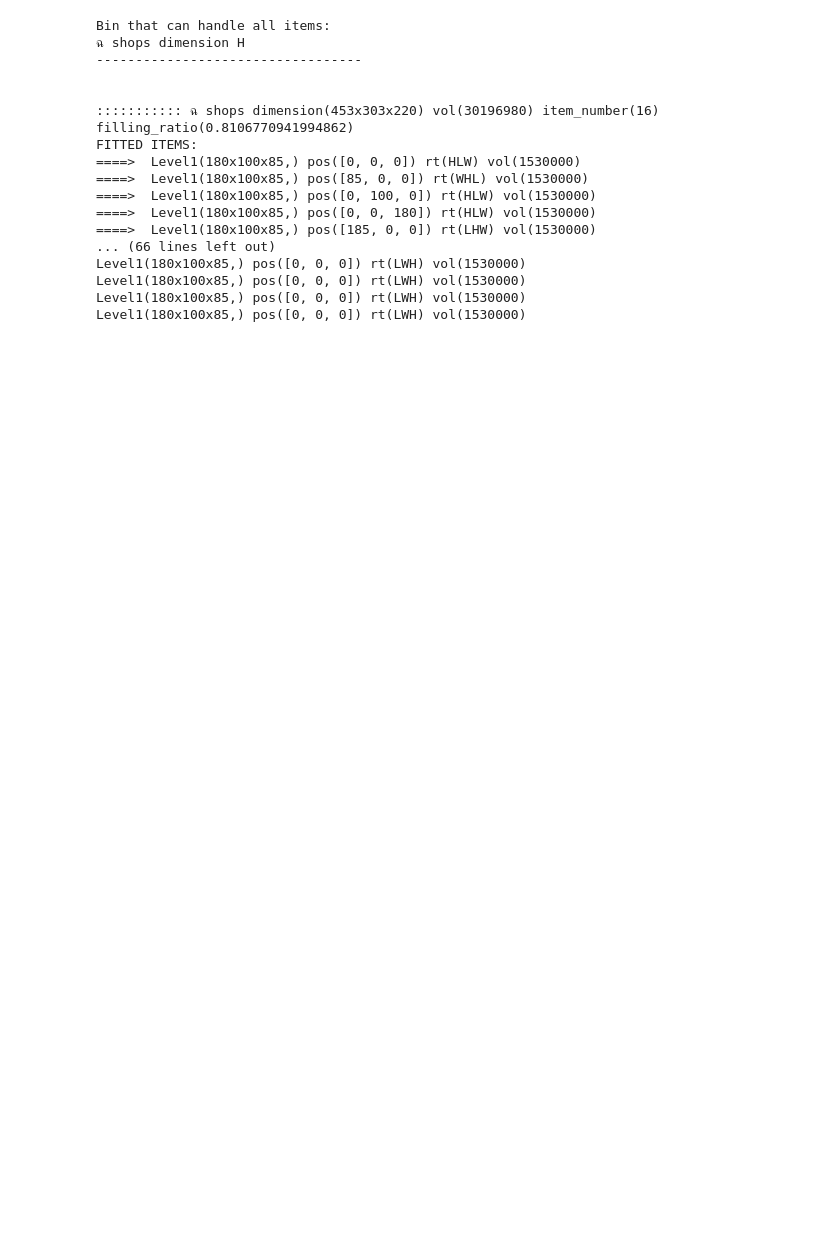
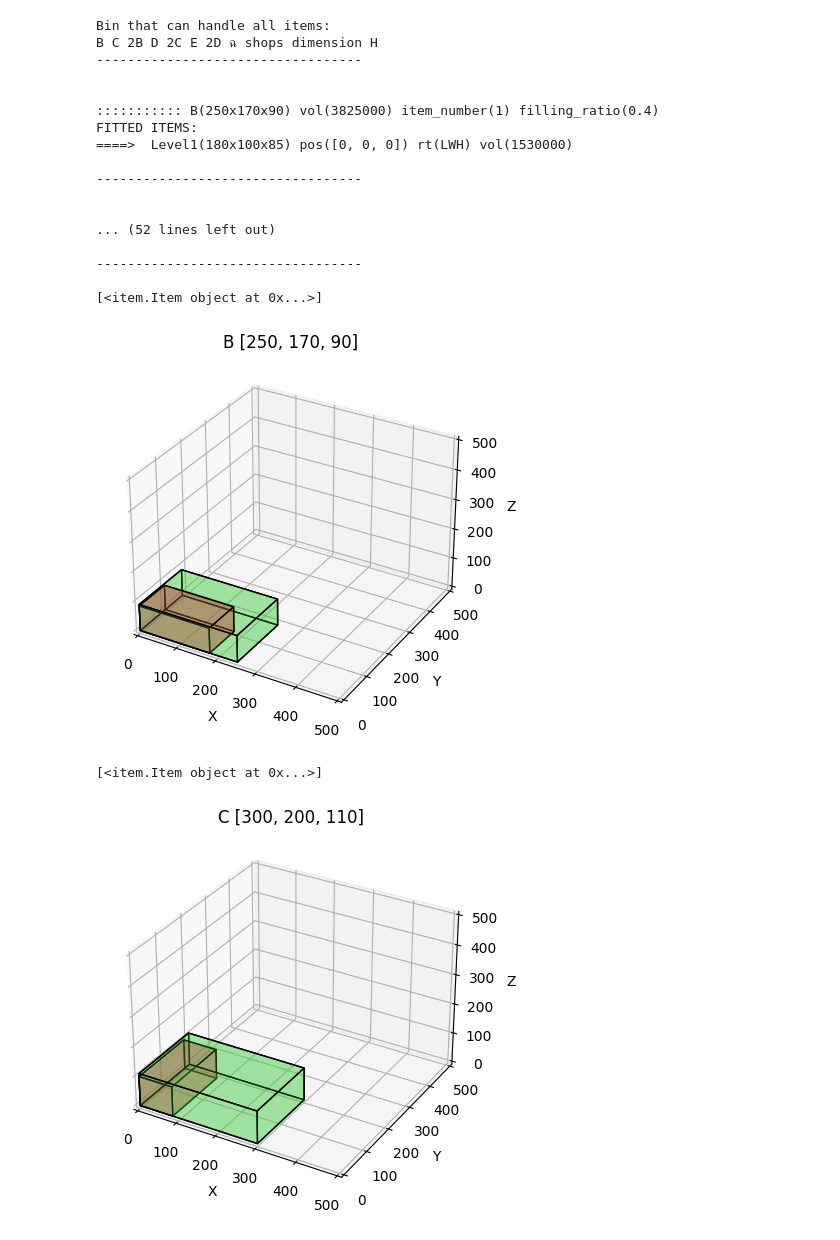
Before and after one commit to thanapat2402/3D-BPP-TPCS, a Jupyter notebook: example.ipynb, the cells around one changed output. Drawn from its saved outputs; the diff is of its cells as text; code cells hidden in the pictures; blank space fills up the shorter version.

Commit message:
plot and fix some bug

```diff
--- a/example.ipynb
+++ b/example.ipynb
@@ -2,9 +2,11 @@
 from item import Item
 from bin import Bin
 from packer import *
+%run ./plot.ipynb
+plot = Plot([])
 # %%
 
-packer = Packer
+packer = Packer()
 
 packer.add_bin(Bin('B', 250, 170, 90))
 packer.add_bin(Bin('2B', 250, 170, 180))
@@ -18,47 +20,49 @@ packer.add_bin(Bin('ฉ shops dimension', 453, 303, 220))
 ###! WF99 11 items
 # packer.add_bin(Bin('ฉ WF99', 453, 303, 220))
 
 ##! level3 12 items
 # packer.add_bin(Bin('ฉ level3', 453, 309, 220))
 
 packer.add_bin(Bin('H', 450, 400, 350))
 
 def addItem(level1:int,level2:int,level3:int,wf99:int):
     for x in range(level1):
         packer.add_item(Item('Level1', 180, 100, 85))
 
     for x in range(level2):
         packer.add_item(Item('Level2', 180, 100, 85))
 
     for x in range(level3):
         packer.add_item(Item('Level3', 182, 102, 105))
 
     for x in range(wf99):
         packer.add_item(Item('WF99', 218, 82, 125))
 
-addItem(16,0,0,0)
+addItem(1,0,0,0)
 
 packer.pack()
 
-# for bin in packer.available_bins:
-#     print(bin.string())
-#     for item in bin.items:
-#         print(item.string())
+for bin in packer.available_bins:
+    print(bin.items)
+    plot.draw(bin)
 # %% [output]
 Bin that can handle all items:
-ฉ shops dimension H
+B C 2B D 2C E 2D ฉ shops dimension H
 ----------------------------------
 
 
-::::::::::: ฉ shops dimension(453x303x220) vol(30196980) item_number(16) filling_ratio(0.8106770941994862)
+::::::::::: B(250x170x90) vol(3825000) item_number(1) filling_ratio(0.4)
 FITTED ITEMS:
-====>  Level1(180x100x85,) pos([0, 0, 0]) rt(HLW) vol(1530000)
-====>  Level1(180x100x85,) pos([85, 0, 0]) rt(WHL) vol(1530000)
-====>  Level1(180x100x85,) pos([0, 100, 0]) rt(HLW) vol(1530000)
-====>  Level1(180x100x85,) pos([0, 0, 180]) rt(HLW) vol(1530000)
-====>  Level1(180x100x85,) pos([185, 0, 0]) rt(LHW) vol(1530000)
-... (66 lines left out)
-Level1(180x100x85,) pos([0, 0, 0]) rt(LWH) vol(1530000)
-Level1(180x100x85,) pos([0, 0, 0]) rt(LWH) vol(1530000)
-Level1(180x100x85,) pos([0, 0, 0]) rt(LWH) vol(1530000)
-Level1(180x100x85,) pos([0, 0, 0]) rt(LWH) vol(1530000)
+====>  Level1(180x100x85) pos([0, 0, 0]) rt(LWH) vol(1530000)
+
+----------------------------------
+
+
+... (52 lines left out)
+
+----------------------------------
+
+[<item.Item object at 0x...>]
+[figure, added]
+[<item.Item object at 0x...>]
+[figure, added]
```
Also changed, not shown: parts of 1 cell of this notebook, 7 other files.
